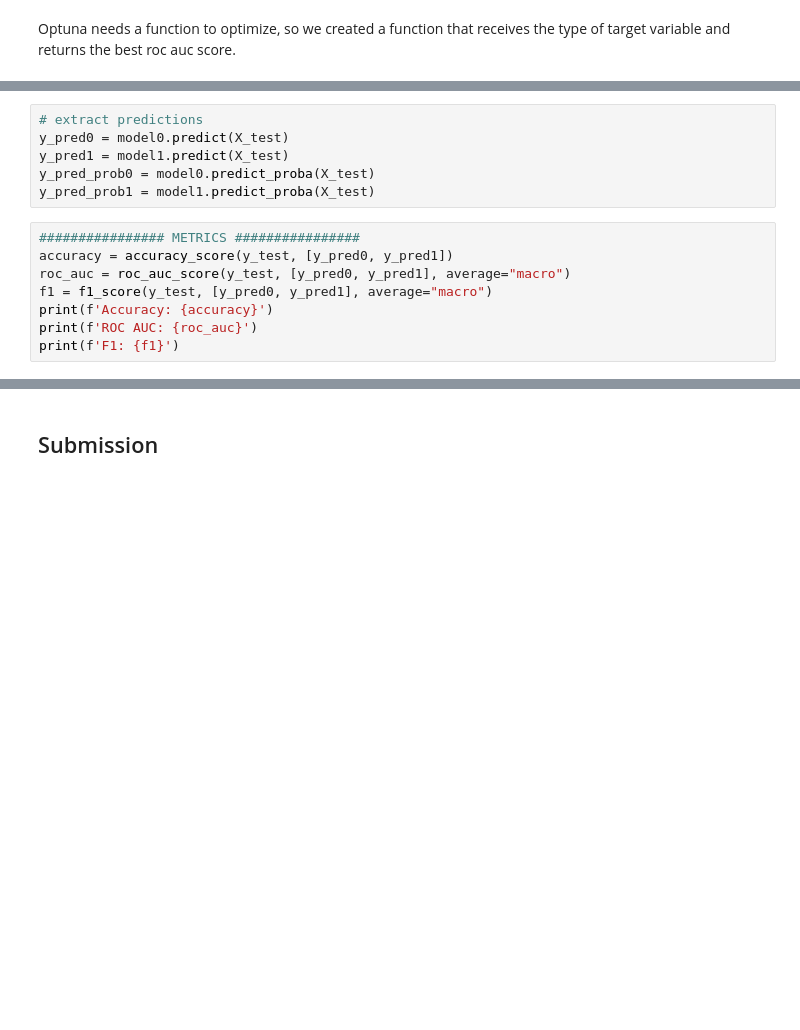
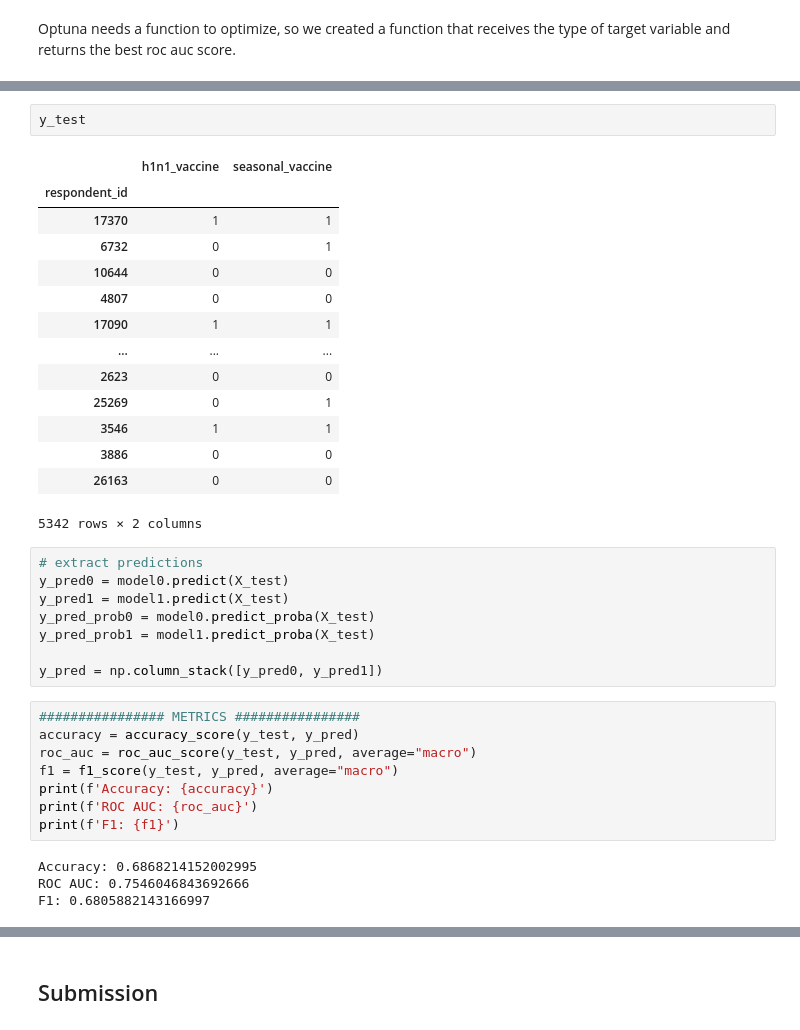
Before and after one commit to MiguelAruiz/MachineLearning-24-25-ProgressTasks, a Jupyter notebook: Progress_Task_2/Catboost.ipynb, the cells around one changed output, grey strips where cells are left out. Drawn from its saved outputs; the diff is of its cells as text; blank space fills up the shorter version.

Commit message:
add method to return original dataset and update catboost test to use it

```diff
--- a/Progress_Task_2/Catboost.ipynb
+++ b/Progress_Task_2/Catboost.ipynb
@@ -148,17 +180,40 @@ model1.fit(X_train, seasonal_train, early_stopping_rounds=50, verbose=100)
+# %%
+y_test
+# %% [output]
+|  | h1n1_vaccine | seasonal_vaccine |
+| respondent_id |  |  |
+| 17370 | 1 | 1 |
+| 6732 | 0 | 1 |
+| 10644 | 0 | 0 |
+| 4807 | 0 | 0 |
+| 17090 | 1 | 1 |
+| ... | ... | ... |
+| 2623 | 0 | 0 |
+| 25269 | 0 | 1 |
+| 3546 | 1 | 1 |
+| 3886 | 0 | 0 |
+| 26163 | 0 | 0 |
+5342 rows × 2 columns
 # %%
 # extract predictions
 y_pred0 = model0.predict(X_test)
 y_pred1 = model1.predict(X_test)
 y_pred_prob0 = model0.predict_proba(X_test)
 y_pred_prob1 = model1.predict_proba(X_test)
+
+y_pred = np.column_stack([y_pred0, y_pred1])
 # %%
 ################ METRICS ################
-accuracy = accuracy_score(y_test, [y_pred0, y_pred1])
-roc_auc = roc_auc_score(y_test, [y_pred0, y_pred1], average="macro")
-f1 = f1_score(y_test, [y_pred0, y_pred1], average="macro")
+accuracy = accuracy_score(y_test, y_pred)
+roc_auc = roc_auc_score(y_test, y_pred, average="macro")
+f1 = f1_score(y_test, y_pred, average="macro")
 print(f'Accuracy: {accuracy}')
 print(f'ROC AUC: {roc_auc}')
 print(f'F1: {f1}')
+# %% [output]
+Accuracy: 0.6868214152002995
+ROC AUC: 0.7546046843692666
+F1: 0.6805882143166997
 # %%
 # confusion matrices
 from sklearn.metrics import ConfusionMatrixDisplay, confusion_matrix
```
Also changed, not shown: parts of 6 cells of this notebook, 2 other files.
